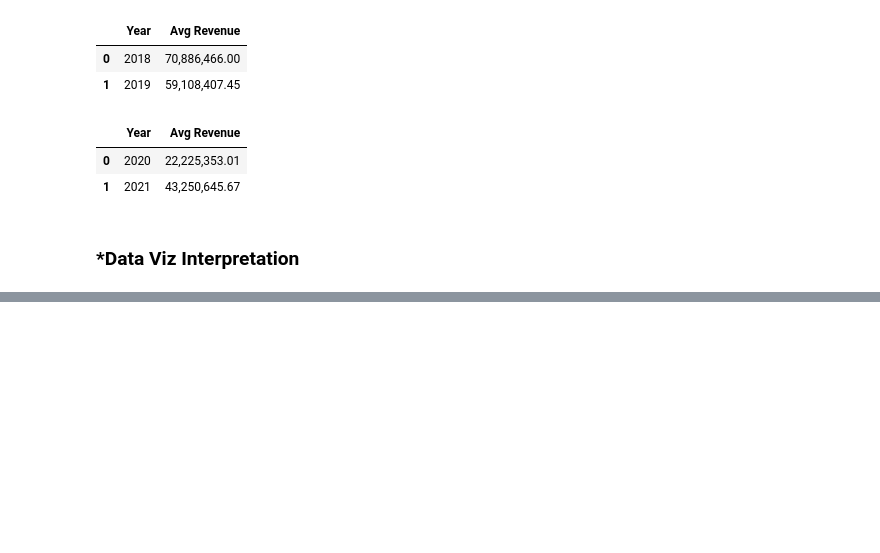
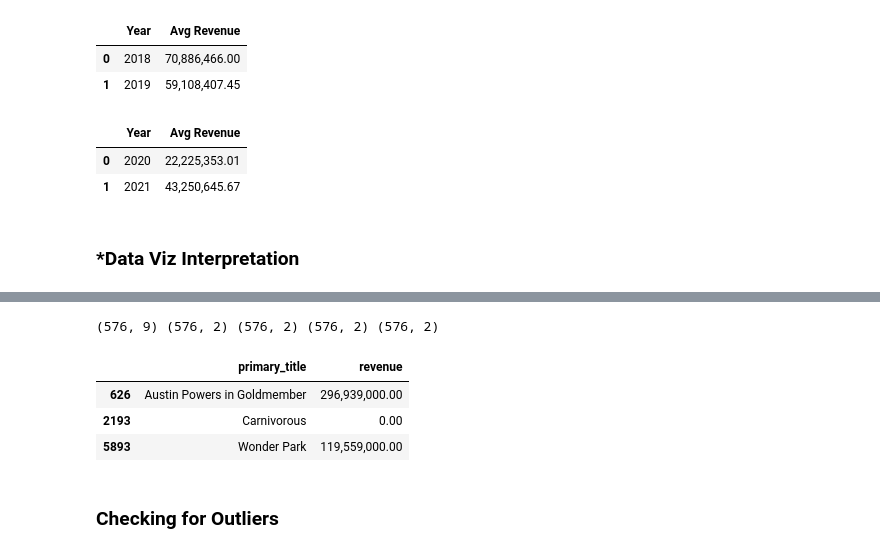
Before and after one commit to CRPeace/Movie_Data_API_Stats_Analysis, a Jupyter notebook: C.Peace_Project_3_Part_4-Hypothesis-Testing.ipynb, the cells around one changed output, grey strips where cells are left out. Drawn from its saved outputs; the diff is of its cells as text; code cells hidden in the pictures; blank space fills up the shorter version.

```diff
--- a/C.Peace_Project_3_Part_4.ipynb
+++ b/C.Peace_Project_3_Part_4-Hypothesis-Testing.ipynb
@@ -850,0 +952,23 @@ words_df.sort_values('count', ascending=False).head(25)
+# %%
+# cleaning up sample_pool and top_sample to use only needed columns
+sample_pool = sample_pool[['primary_title', 'revenue']].copy()
+top_sample = top_sample[['primary_title', 'revenue']].copy()
+# %%
+# creating 4 samples
+sample_1 = sample_pool.sample(len(top_sample), random_state=99).copy()
+sample_2 = sample_pool.sample(len(top_sample), random_state=99).copy()
+sample_3 = sample_pool.sample(len(top_sample), random_state=99).copy()
+sample_4 = sample_pool.sample(len(top_sample), random_state=99).copy()
+
+# checking
+print(top_sample.shape, sample_1.shape, sample_2.shape,
+      sample_3.shape, sample_4.shape)
+sample_1.head(3)
+# %% [output]
+(576, 9) (576, 2) (576, 2) (576, 2) (576, 2)
+|  | primary_title | revenue |
+| 626 | Austin Powers in Goldmember | 296,939,000.00 |
+| 2193 | Carnivorous | 0.00 |
+| 5893 | Wonder Park | 119,559,000.00 |
+# %% [markdown]
+### Checking for Outliers
```
Also changed, not shown: parts of 32 cells of this notebook.
